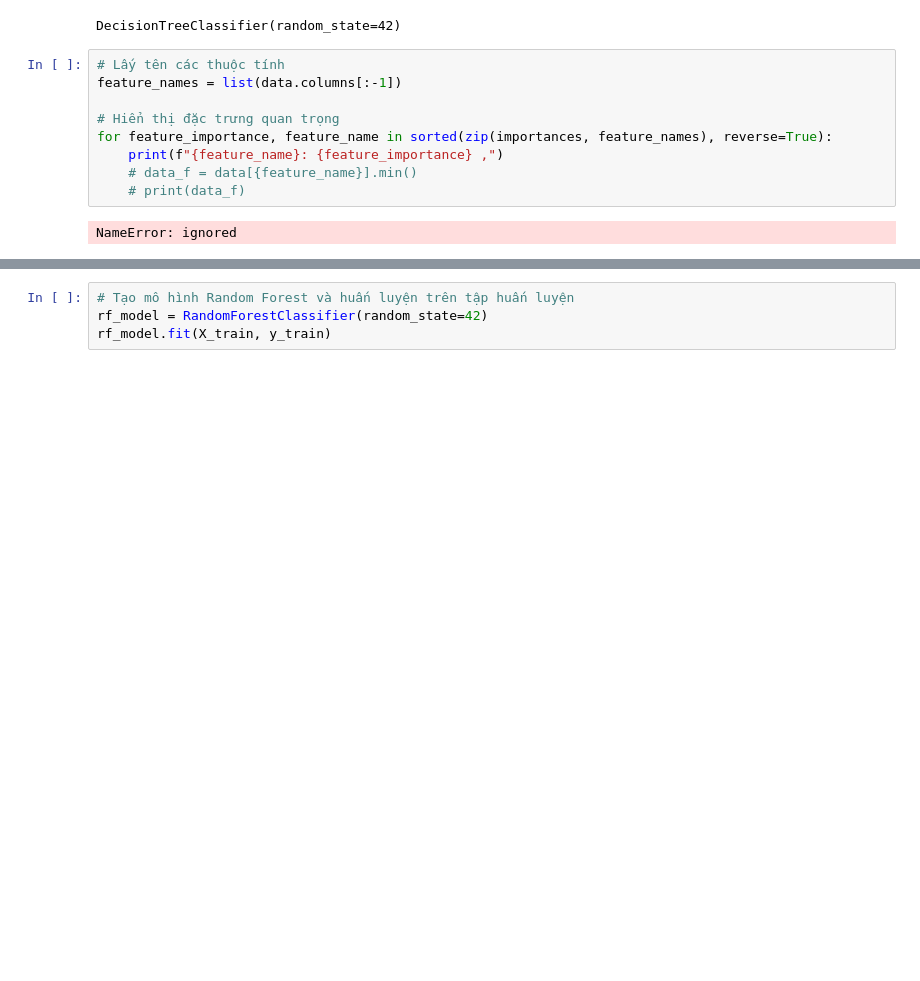
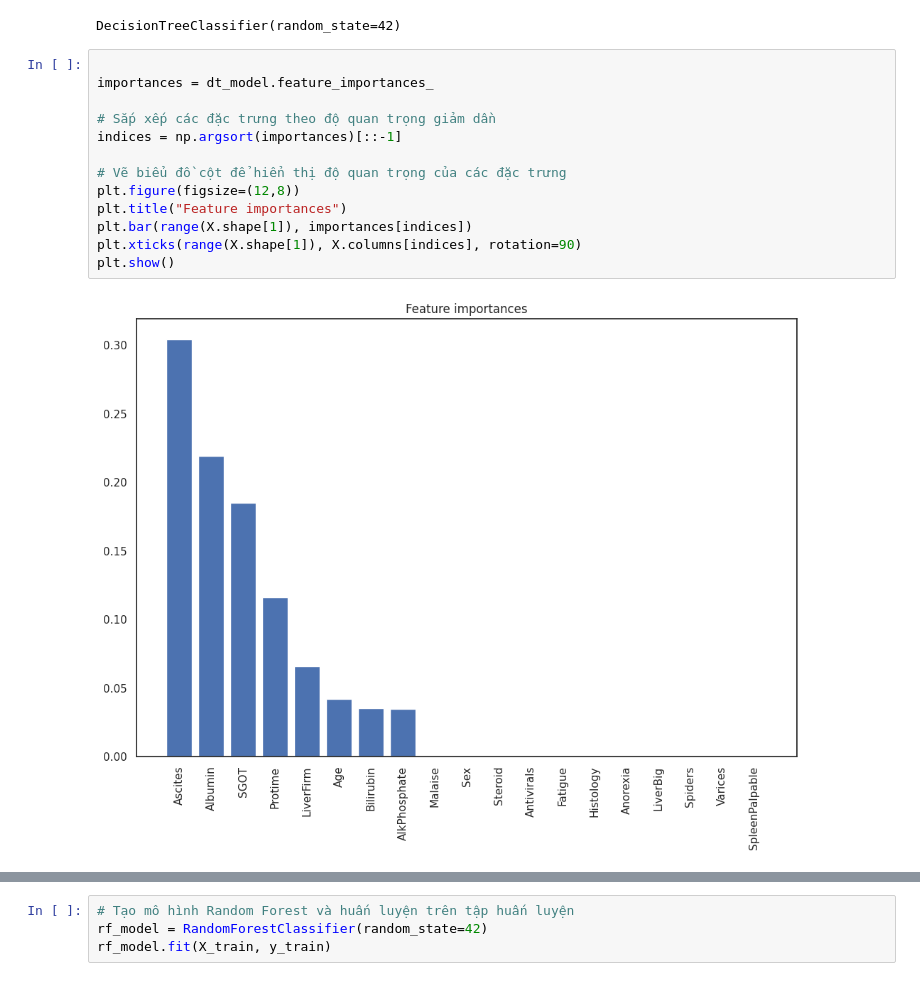
Before and after one commit to quangdad/DataMining, a Jupyter notebook: HepatitisB.ipynb, the cells around one changed output, grey strips where cells are left out. Saved outputs shown, nothing was run; the diff lists cells and outputs as text; blank space fills up the shorter version.

```diff
--- a/HepatitisB.ipynb
+++ b/HepatitisB.ipynb
@@ -171,17 +171,21 @@ dt_model = DecisionTreeClassifier(random_state=42)
 dt_model.fit(X_train, y_train)
 # %% [output]
 DecisionTreeClassifier(random_state=42)
-# %%
-# Lấy tên các thuộc tính
-feature_names = list(data.columns[:-1])
-
-# Hiển thị đặc trưng quan trọng
-for feature_importance, feature_name in sorted(zip(importances, feature_names), reverse=True):
-    print(f"{feature_name}: {feature_importance} ,")
-    # data_f = data[{feature_name}].min()
-    # print(data_f)
-# %% [output]
-NameError: ignored
+# %%
+
+importances = dt_model.feature_importances_
+
+# Sắp xếp các đặc trưng theo độ quan trọng giảm dần
+indices = np.argsort(importances)[::-1]
+
+# Vẽ biểu đồ cột để hiển thị độ quan trọng của các đặc trưng
+plt.figure(figsize=(12,8))
+plt.title("Feature importances")
+plt.bar(range(X.shape[1]), importances[indices])
+plt.xticks(range(X.shape[1]), X.columns[indices], rotation=90)
+plt.show()
+# %% [output]
+[figure, added]
 # %%
 from sklearn.tree import export_graphviz
 import graphviz
```
Also changed, not shown: parts of 3 cells of this notebook.
